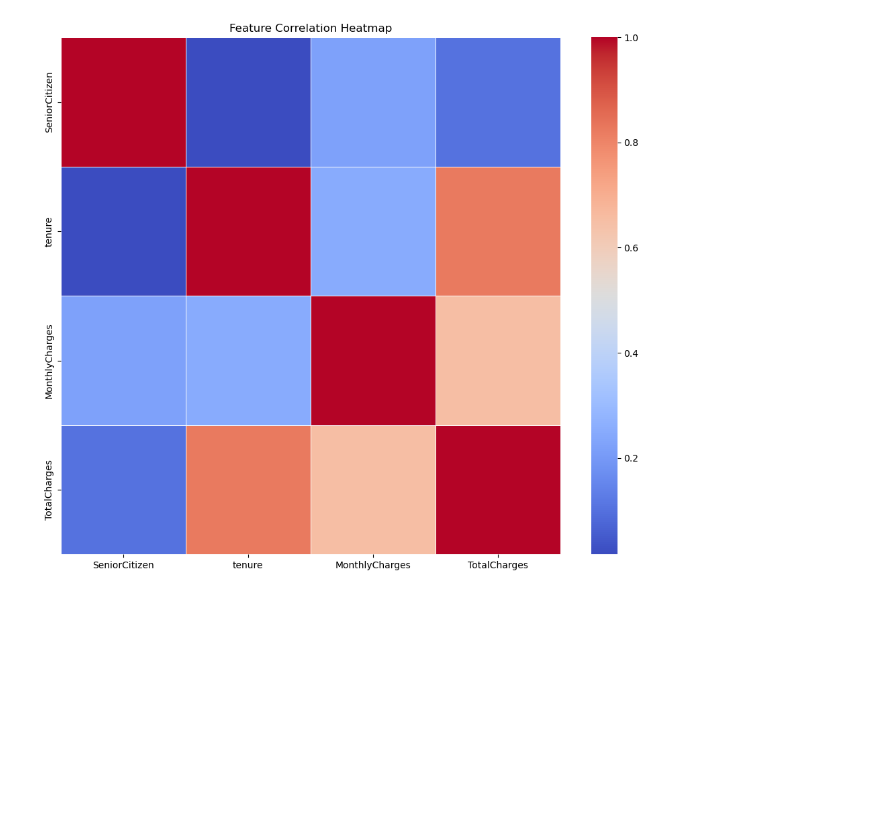
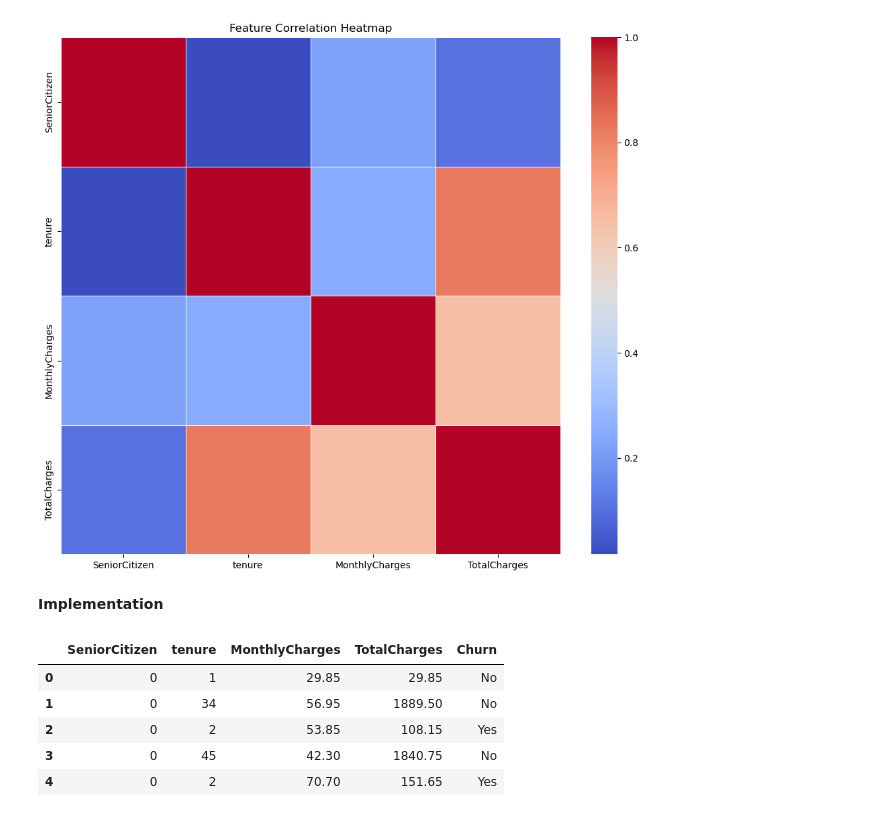
Before and after one commit to Prajwal518/Customer_Churn, a Jupyter notebook: Main.ipynb, the cells around one changed output. Cells and saved outputs as stored; diff of their text form; code cells hidden in the pictures; blank space fills up the shorter version.

```diff
--- a/Main.ipynb
+++ b/Main.ipynb
@@ -131,3 +127,18 @@ plt.title('Feature Correlation Heatmap')
 plt.show()
 # %% [output]
 [figure]
+# %% [markdown]
+**Implementation**
+# %%
+#drop customer ID column
+
+df = df.drop(['customerID','gender', 'Partner','Dependents', 'PhoneService','MultipleLines','InternetService','OnlineSecurity','OnlineBackup','DeviceProtection','TechSupport',	'StreamingTV','StreamingMovies','Contract','PaperlessBilling','PaymentMethod'], axis=1)
+# %%
+df.head()
+# %% [output]
+|  | SeniorCitizen | tenure | MonthlyCharges | TotalCharges | Churn |
+| 0 | 0 | 1 | 29.85 | 29.85 | No |
+| 1 | 0 | 34 | 56.95 | 1889.50 | No |
+| 2 | 0 | 2 | 53.85 | 108.15 | Yes |
+| 3 | 0 | 45 | 42.30 | 1840.75 | No |
+| 4 | 0 | 2 | 70.70 | 151.65 | Yes |
```
Also changed, not shown: parts of 6 cells of this notebook.
